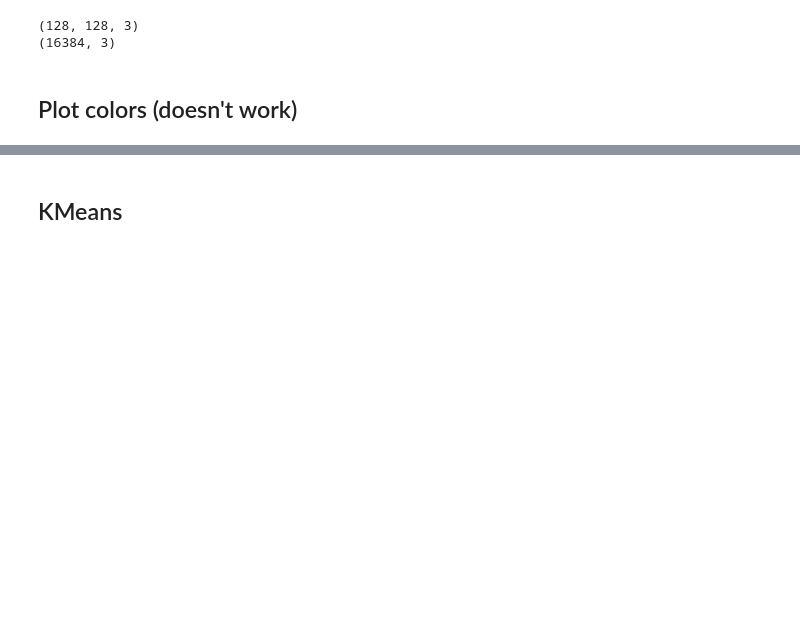
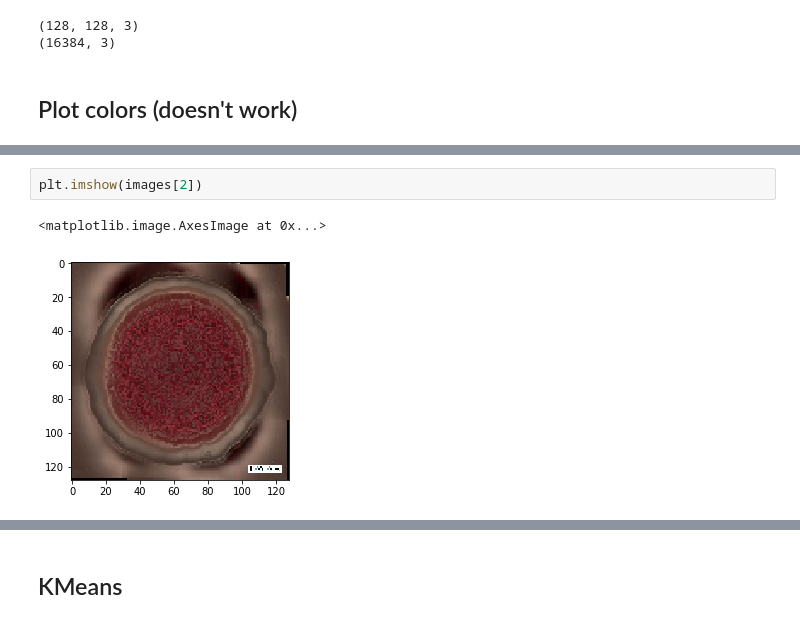
Before and after one commit to msorba/dsi-capstone, a Jupyter notebook: exploration_iw.ipynb, the cells around one changed output, grey strips where cells are left out. Drawn from its saved outputs; the diff is of its cells as text; blank space fills up the shorter version.

```diff
--- a/exploration_iw.ipynb
+++ b/exploration_iw.ipynb
@@ -205 +230,6 @@ print(X.shape)
+# %%
+plt.imshow(images[2])
+# %% [output]
+<matplotlib.image.AxesImage at 0x...>
+[figure, added]
 # %%
```
Also changed, not shown: parts of 7 cells of this notebook.
